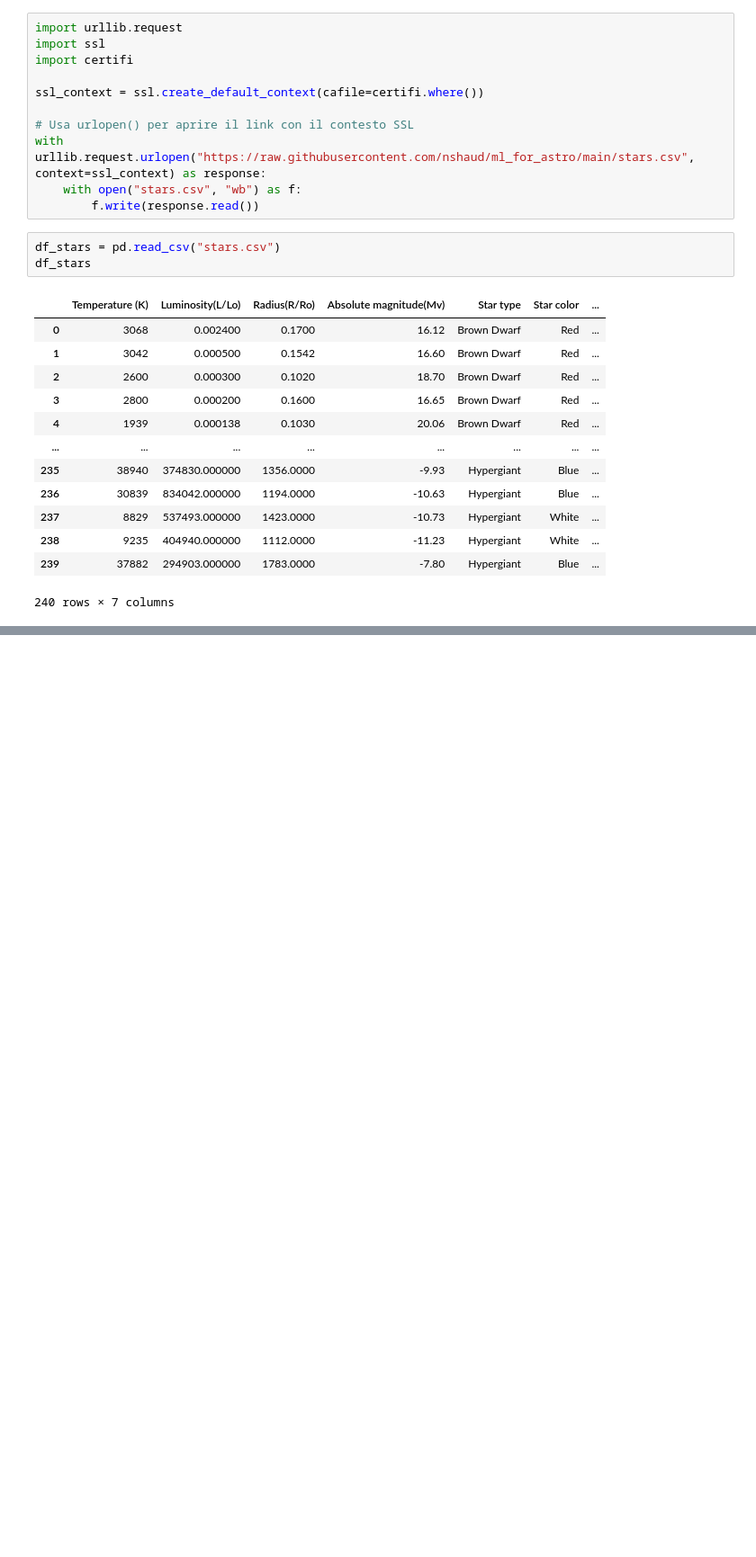
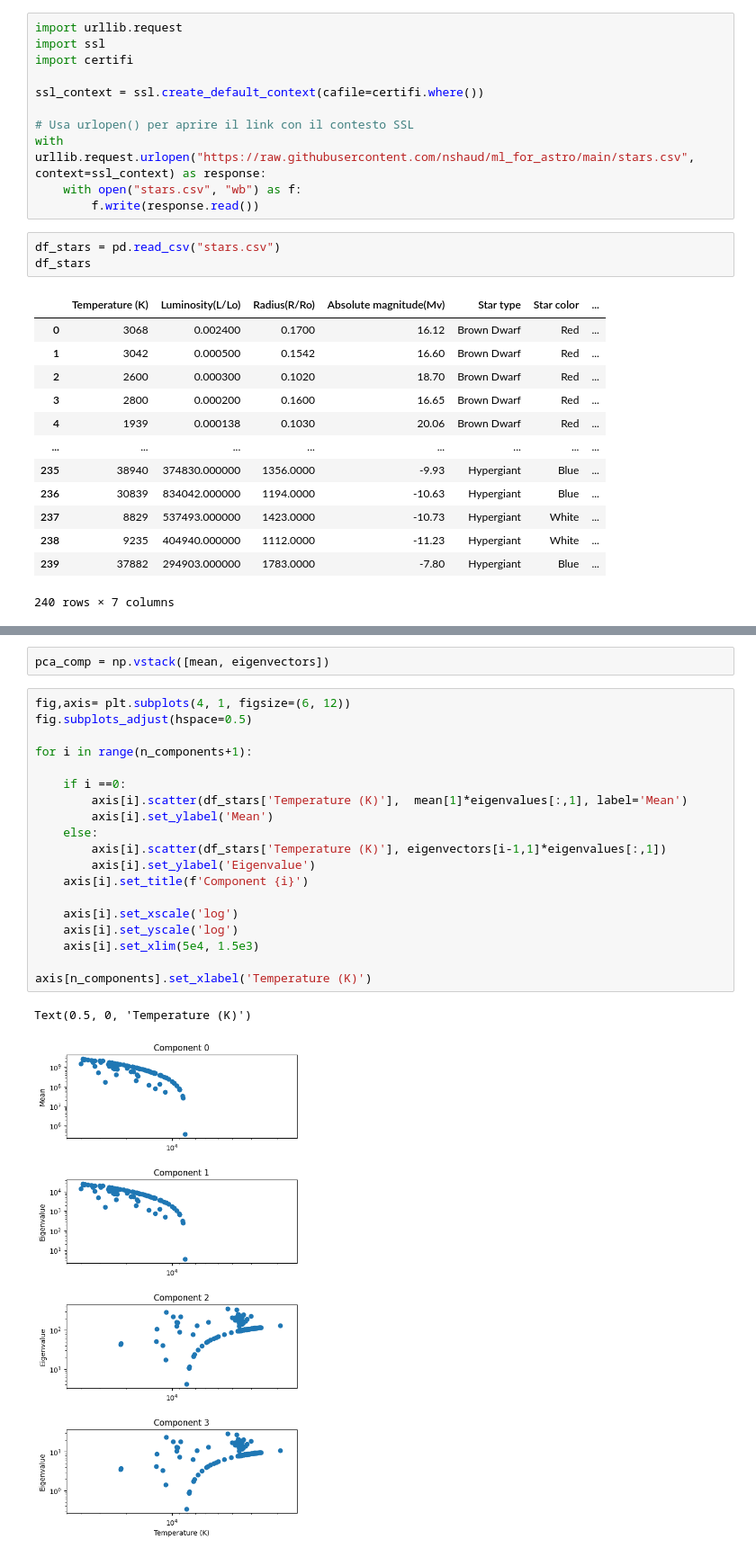
Before and after one commit to Sofiadossena/astrostatistics_bicocca_2025, a Jupyter notebook: working/HR_PCA.ipynb, the cells around one changed output, grey strips where cells are left out. Shown at 90% size. Saved outputs shown, nothing was run; the diff lists cells and outputs as text; blank space fills up the shorter version.

```diff
--- a/working/HR_PCA.ipynb
+++ b/working/HR_PCA.ipynb
@@ -39,0 +96,24 @@ pca.fit(X)
+# %%
+pca_comp = np.vstack([mean, eigenvectors])
+# %%
+fig,axis= plt.subplots(4, 1, figsize=(6, 12))
+fig.subplots_adjust(hspace=0.5)
+
+for i in range(n_components+1):
+
+    if i ==0:
+        axis[i].scatter(df_stars['Temperature (K)'],  mean[1]*eigenvalues[:,1], label='Mean')
+        axis[i].set_ylabel('Mean')
+    else:
+        axis[i].scatter(df_stars['Temperature (K)'], eigenvectors[i-1,1]*eigenvalues[:,1])
+        axis[i].set_ylabel('Eigenvalue')
+    axis[i].set_title(f'Component {i}')
+
+    axis[i].set_xscale('log')
+    axis[i].set_yscale('log')
+    axis[i].set_xlim(5e4, 1.5e3)
+
+axis[n_components].set_xlabel('Temperature (K)')
+# %% [output]
+Text(0.5, 0, 'Temperature (K)')
+[figure, added]
```
Also changed, not shown: parts of 5 cells of this notebook.
